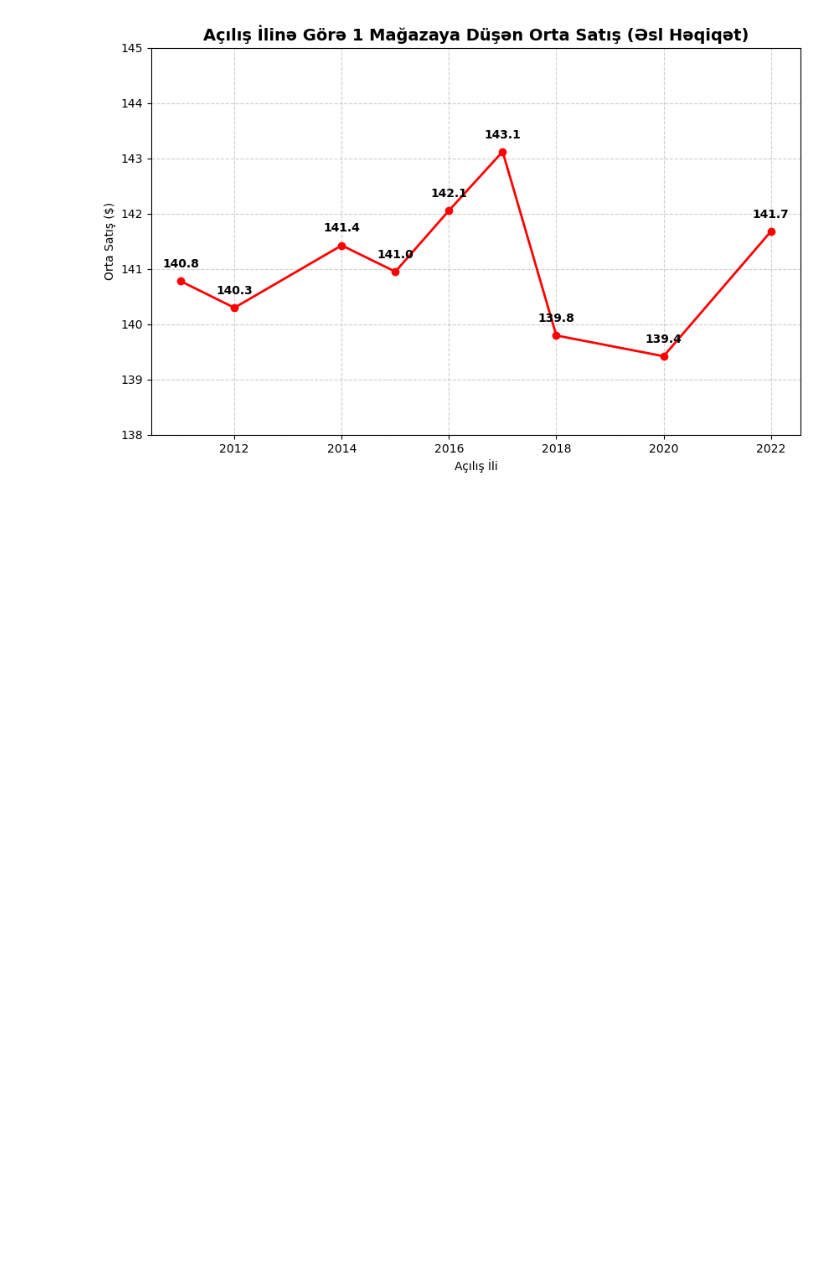
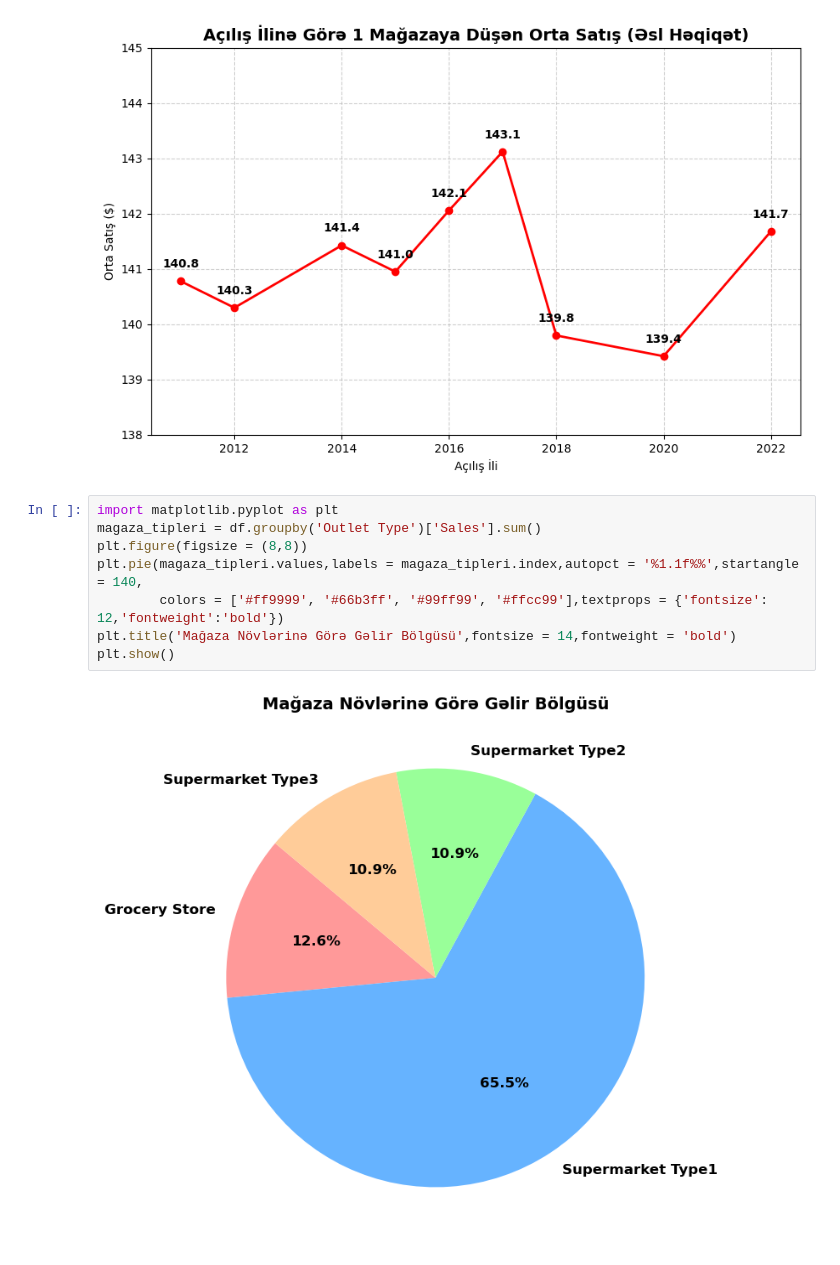
Before and after one commit to Nicat777222/Python-Data-Analysis-Tricks, a Jupyter notebook: 01_BlinkIT_Data_Temizleme_ve_Satis.ipynb, the cells around one changed output. Drawn from its saved outputs; the diff is of its cells as text; blank space fills up the shorter version.

```diff
--- a/01_BlinkIT_Data_Temizleme_ve_Satis.ipynb
+++ b/01_BlinkIT_Data_Temizleme_ve_Satis.ipynb
@@ -209,3 +193,13 @@ for il, satis in zip(orta_satislar.index, orta_satislar.values):
 plt.show()
 # %% [output]
 [figure]
+# %%
+import matplotlib.pyplot as plt
+magaza_tipleri = df.groupby('Outlet Type')['Sales'].sum()
+plt.figure(figsize = (8,8))
+plt.pie(magaza_tipleri.values,labels = magaza_tipleri.index,autopct = '%1.1f%%',startangle = 140,
+        colors = ['#ff9999', '#66b3ff', '#99ff99', '#ffcc99'],textprops = {'fontsize': 12,'fontweight':'bold'})
+plt.title('Mağaza Növlərinə Görə Gəlir Bölgüsü',fontsize = 14,fontweight = 'bold')
+plt.show()
+# %% [output]
+[figure, added]
```
Also changed, not shown: parts of 3 cells of this notebook.
